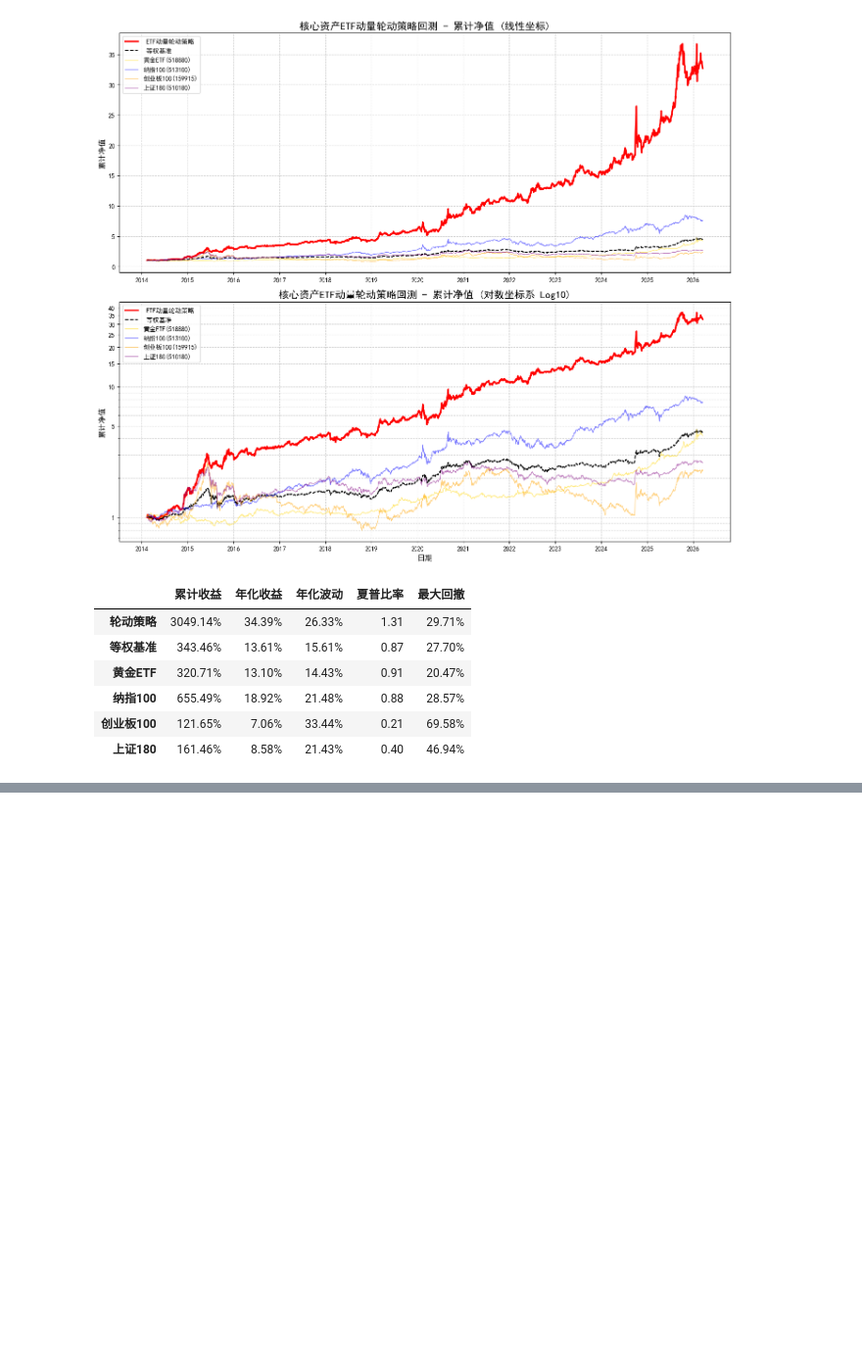
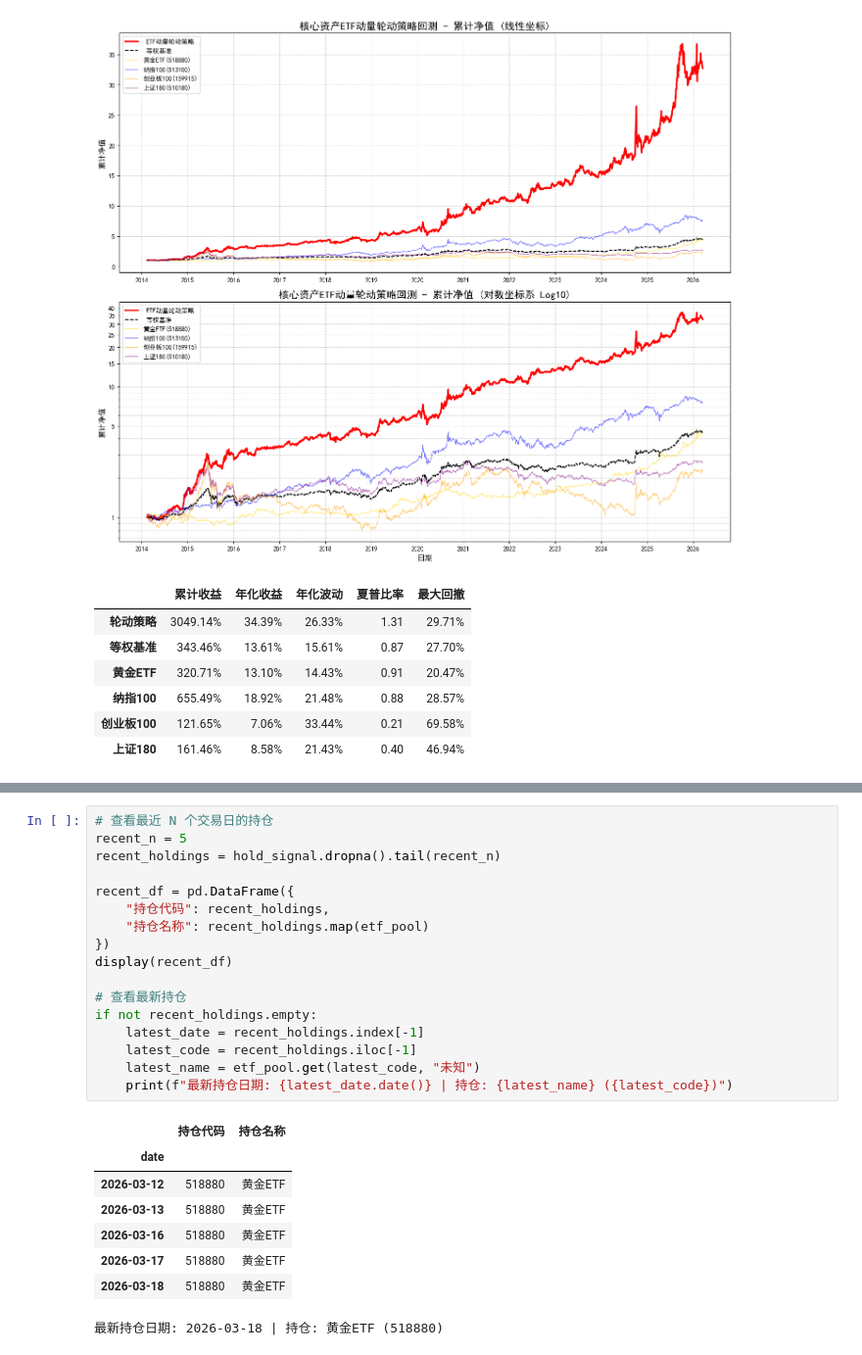
Before and after one commit to GoodNight0721/fec_workshop, a Jupyter notebook: quant_investing/J01_ETF轮动策略/核心资产ETF轮动.ipynb, the cells around one changed output, grey strips where cells are left out. Shown at 98% size. Cells and saved outputs as stored; diff of their text form; blank space fills up the shorter version.

```diff
--- a/quant_investing/J01_ETF轮动策略/核心资产ETF轮动.ipynb
+++ b/quant_investing/J01_ETF轮动策略/核心资产ETF轮动.ipynb
@@ -431,0 +498,26 @@ display(metrics_df)
+# %%
+# 查看最近 N 个交易日的持仓
+recent_n = 5
+recent_holdings = hold_signal.dropna().tail(recent_n)
+
+recent_df = pd.DataFrame({
+    "持仓代码": recent_holdings,
+    "持仓名称": recent_holdings.map(etf_pool)
+})
+display(recent_df)
+
+# 查看最新持仓
+if not recent_holdings.empty:
+    latest_date = recent_holdings.index[-1]
+    latest_code = recent_holdings.iloc[-1]
+    latest_name = etf_pool.get(latest_code, "未知")
+    print(f"最新持仓日期: {latest_date.date()} | 持仓: {latest_name} ({latest_code})")
+# %% [output]
+|  | 持仓代码 | 持仓名称 |
+| date |  |  |
+| 2026-03-12 | 518880 | 黄金ETF |
+| 2026-03-13 | 518880 | 黄金ETF |
+| 2026-03-16 | 518880 | 黄金ETF |
+| 2026-03-17 | 518880 | 黄金ETF |
+| 2026-03-18 | 518880 | 黄金ETF |
+最新持仓日期: 2026-03-18 | 持仓: 黄金ETF (518880)
```
Also changed, not shown: parts of 1 cell of this notebook, 1 other file.
